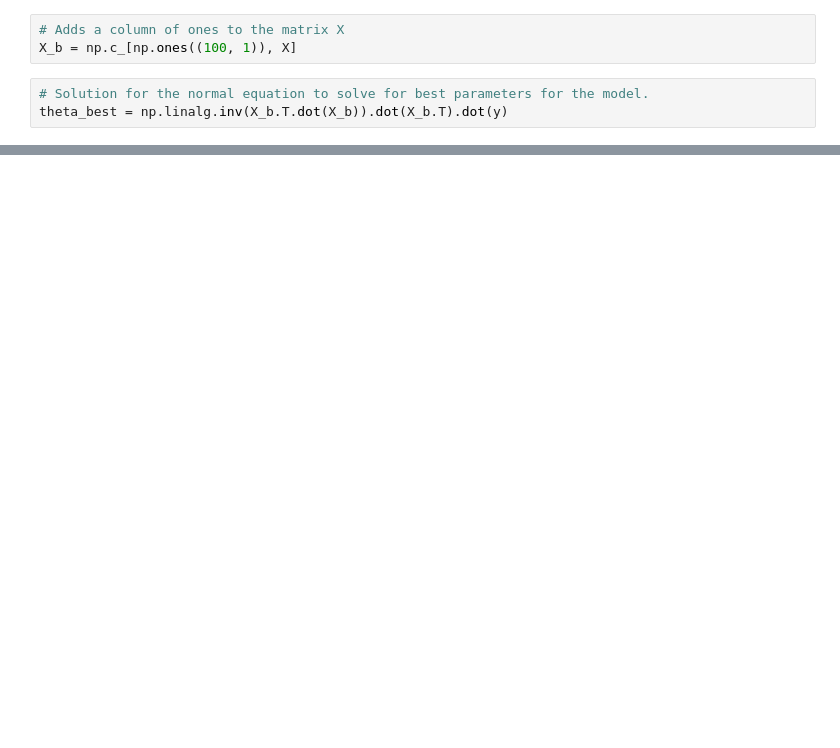
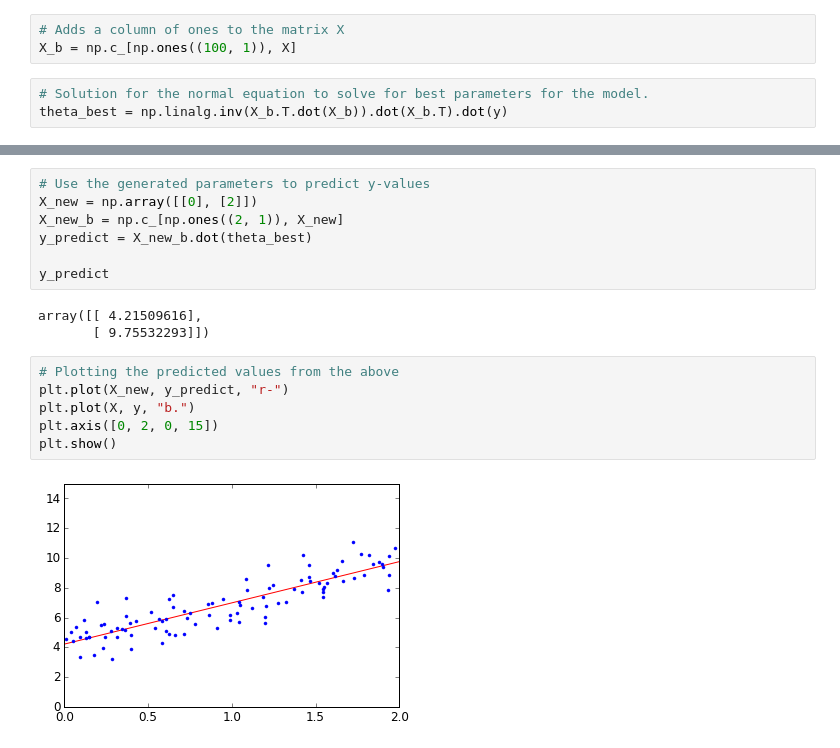
Before and after one commit to sayan31/Python-handson-ml, a Jupyter notebook: Chapter-4/training-linear-models.ipynb, the cells around one changed output, grey strips where cells are left out. Saved outputs shown, nothing was run; the diff lists cells and outputs as text; blank space fills up the shorter version.

```diff
--- a/Chapter-4/training-linear-models.ipynb
+++ b/Chapter-4/training-linear-models.ipynb
@@ -55,0 +56,18 @@ array([[4.21509616],
+# %%
+# Use the generated parameters to predict y-values
+X_new = np.array([[0], [2]])
+X_new_b = np.c_[np.ones((2, 1)), X_new]
+y_predict = X_new_b.dot(theta_best)
+
+y_predict
+# %% [output]
+array([[ 4.21509616],
+       [ 9.75532293]])
+# %%
+# Plotting the predicted values from the above
+plt.plot(X_new, y_predict, "r-")
+plt.plot(X, y, "b.")
+plt.axis([0, 2, 0, 15])
+plt.show()
+# %% [output]
+[figure, added]
```
Also changed, not shown: parts of 17 cells of this notebook, 5 other files.
